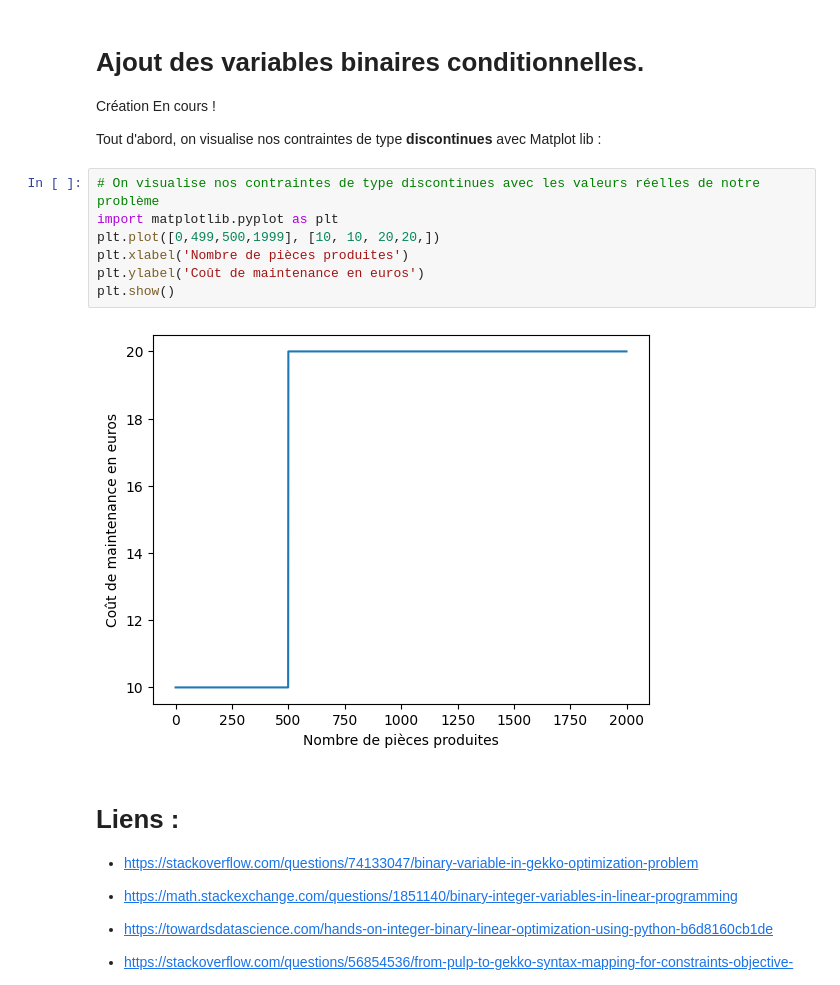
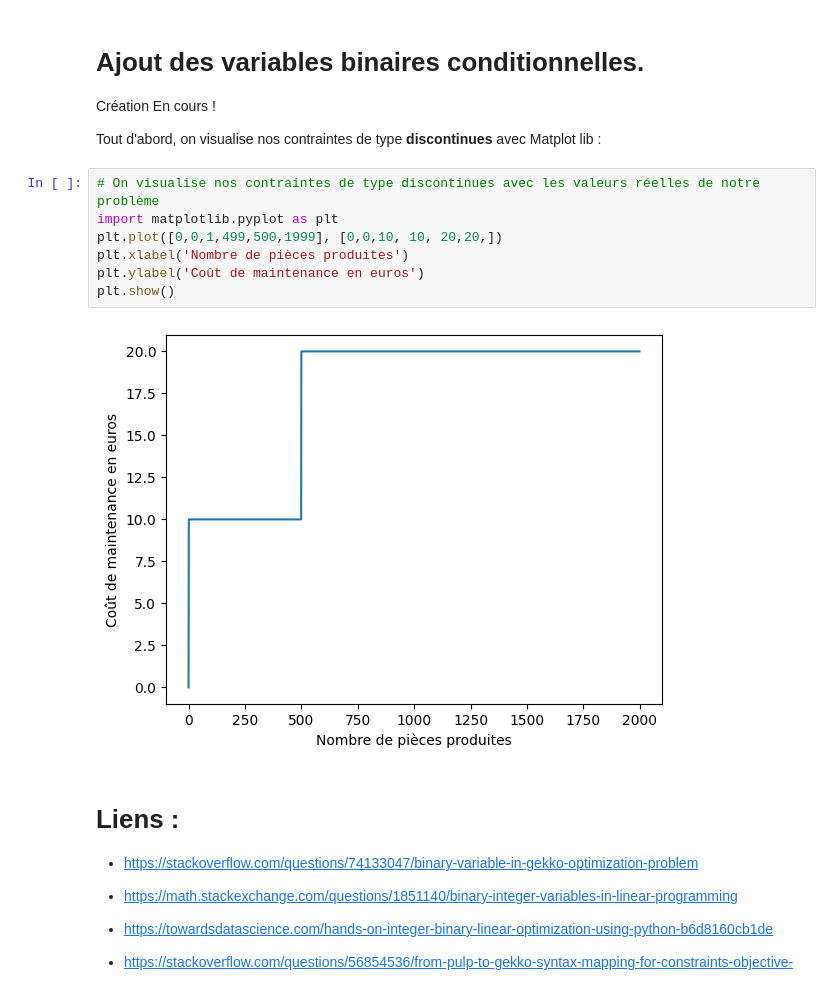
Before and after one commit to estellederrien/python-data-science, a Jupyter notebook: 01. Recherche opérationnelle (Operations research - Management science)/02. Non linéaire/02. PRODUITS MIXES/PYTHON/02. Produits mix avec contraintes et condition.ipynb, the cells around one changed output. Drawn from its saved outputs; the diff is of its cells as text.

```diff
--- a/01. Recherche opérationnelle (Operations research - Management science)/02. Non linéaire/02. PRODUITS MIXES/PYTHON/02. Produits mix avec contraintes et condition.ipynb
+++ b/01. Recherche opérationnelle (Operations research - Management science)/02. Non linéaire/02. PRODUITS MIXES/PYTHON/02. Produits mix avec contraintes et condition.ipynb
@@ -236,12 +265,12 @@ Tout d'abord, on visualise nos contraintes de type <b>discontinues</b> avec Matp
 # %%
 # On visualise nos contraintes de type discontinues avec les valeurs réelles de notre problème
 import matplotlib.pyplot as plt
-plt.plot([0,499,500,1999], [10, 10, 20,20,])
+plt.plot([0,0,1,499,500,1999], [0,0,10, 10, 20,20,])
 plt.xlabel('Nombre de pièces produites')
 plt.ylabel('Coût de maintenance en euros')
 plt.show()
 # %% [output]
-[figure, old version]
+[figure, new version]
 # %% [markdown]
 # Liens :
 - https://stackoverflow.com/questions/74133047/binary-variable-in-gekko-optimization-problem
```
Also changed, not shown: parts of 3 cells of this notebook.
